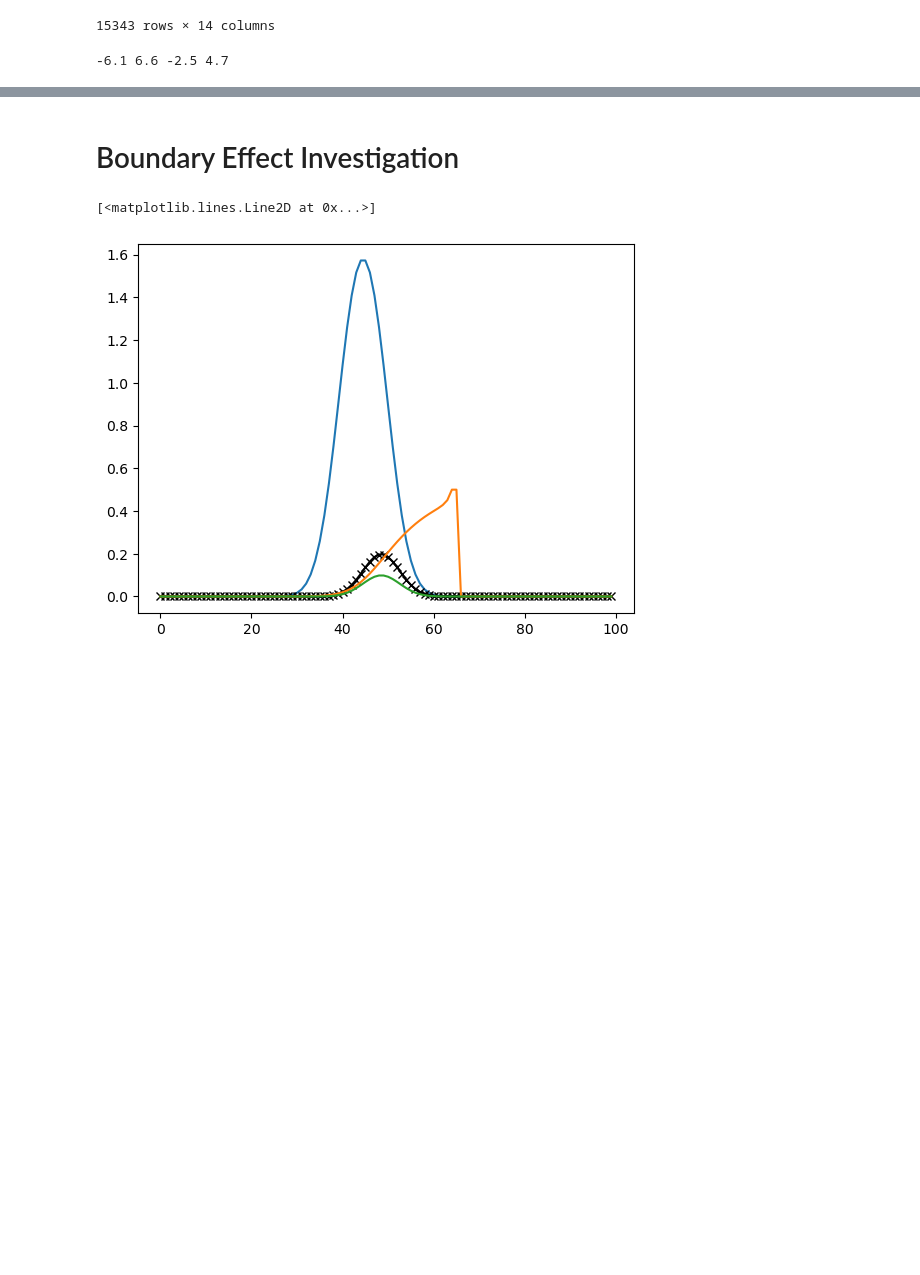
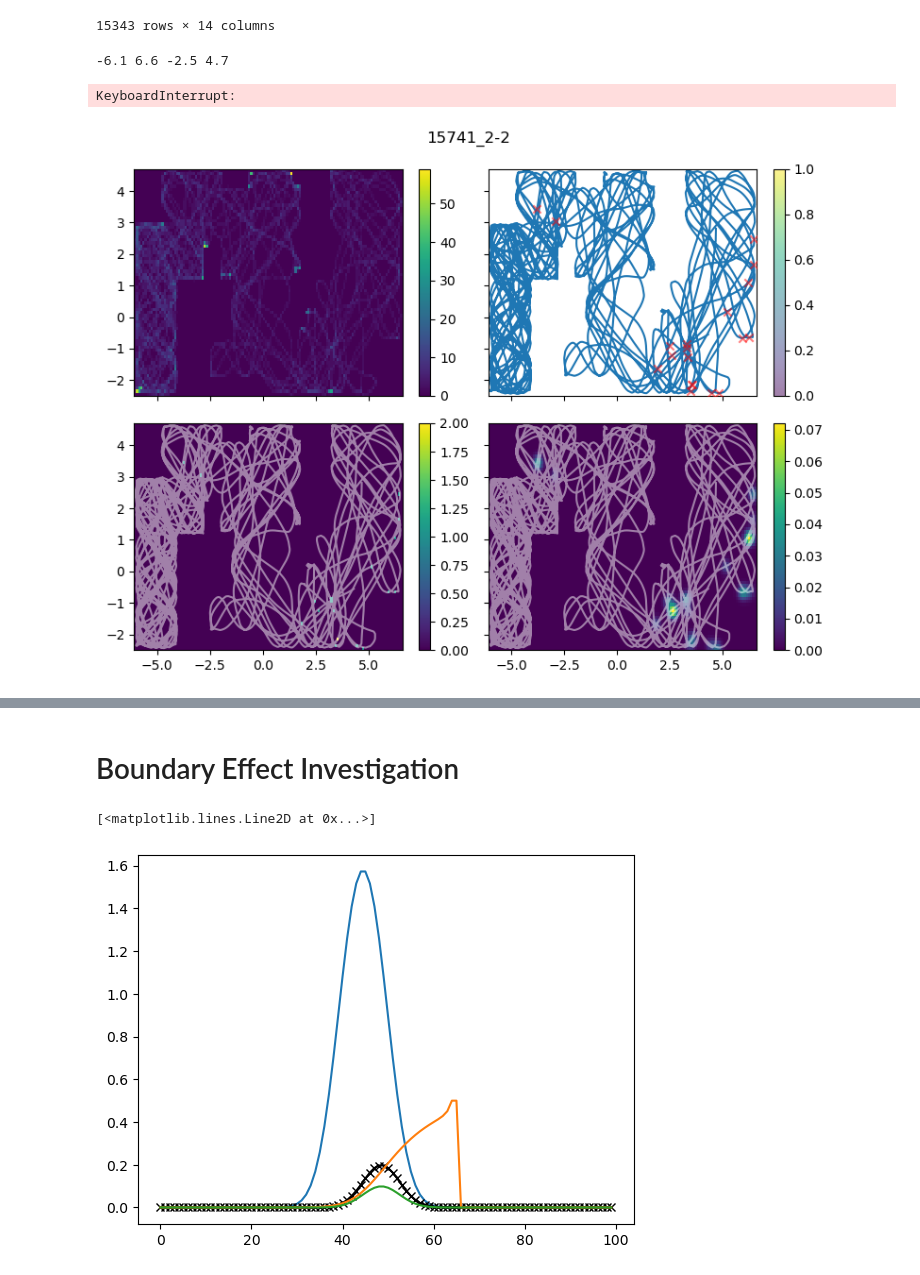
Before and after one commit to yyhhoi/HippoSLAM, a Jupyter notebook: controllers/hipposlam/bayesian_decoder.ipynb, the cells around one changed output, grey strips where cells are left out. Cells and saved outputs as stored; diff of their text form; code cells hidden in the pictures; blank space fills up the shorter version.

```diff
--- a/controllers/hipposlam/bayesian_decoder.ipynb
+++ b/controllers/hipposlam/bayesian_decoder.ipynb
@@ -127,7 +127,9 @@ for i in range(trajdf.shape[0]):
                 ydict[ensem_key] = [y]
                 adict[ensem_key] = [a]
 # %%
-plot_ratemap = False
+plot_ratemap = True
+plot_dir2 = join('plots', project_tag, 'ratemaps2')
+os.makedirs(plot_dir2, exist_ok=True)
 
 num_ensem = len(xdict.keys())
 id2ensemkey = [ensem_key for ensem_key in xdict.keys()]
@@ -137,35 +139,39 @@ for i, ensem_key in enumerate(id2ensemkey):
 
 all_ratemaps = np.zeros((num_ensem, BD.xedm.shape[0], BD.yedm.shape[0]))
 
 for i in tqdm(range(num_ensem)):
     ensem_key = id2ensemkey[i]
     xsp = xdict[ensem_key]
     ysp = ydict[ensem_key]
 
     spmap, spmap_gau = BD.compute_spikecounts(xsp, ysp)
     ratemap = BD.compute_ratemap(occ, spmap)
 
     ratemap = gaussian_filter(ratemap, sigma=BD.bodysd_ind, mode='constant', cval=0)
 
     all_ratemaps[i, :, :] = ratemap
 
     if plot_ratemap:
         fig, ax = plt.subplots(2, 2, figsize=(8, 6), sharex=True, sharey=True, facecolor='w')
         im0 = ax[0, 0].pcolormesh(BD.xedges, BD.yedges, occ.T)
         ax[0, 1].plot(trajdf['x'], trajdf['y'])
         im1 = ax[0, 1].scatter(xsp, ysp, color='r', marker='x', alpha=0.5, zorder=3)
         im2 = ax[1, 0].pcolormesh(BD.xedges, BD.yedges, spmap.T)
-        # ax[1, 0].plot(trajdf['x'], trajdf['y'], alpha=0.5, color='w')
+        ax[1, 0].plot(trajdf['x'], trajdf['y'], alpha=0.5, color='w')
+
         im3 = ax[1, 1].pcolormesh(BD.xedges, BD.yedges, ratemap.T)
-        # ax[1, 1].plot(trajdf['x'], trajdf['y'], alpha=0.5, color='w')
+        ax[1, 1].plot(trajdf['x'], trajdf['y'], alpha=0.5, color='w')
         plt.colorbar(im0, ax=ax[0, 0])
         plt.colorbar(im1, ax=ax[0, 1])
         plt.colorbar(im2, ax=ax[1, 0])
         plt.colorbar(im3, ax=ax[1, 1])
         fig.suptitle('%s'%(ensem_key))
         fig.tight_layout()
         fig.savefig(join(plot_dir, '%d.png'%(i)), dpi=200)
         plt.close(fig)
+# %% [output]
+KeyboardInterrupt:
+[figure, added]
 # %%
 from scipy.special import factorial
 
```
Also changed, not shown: parts of 7 cells of this notebook, 3 other files.
